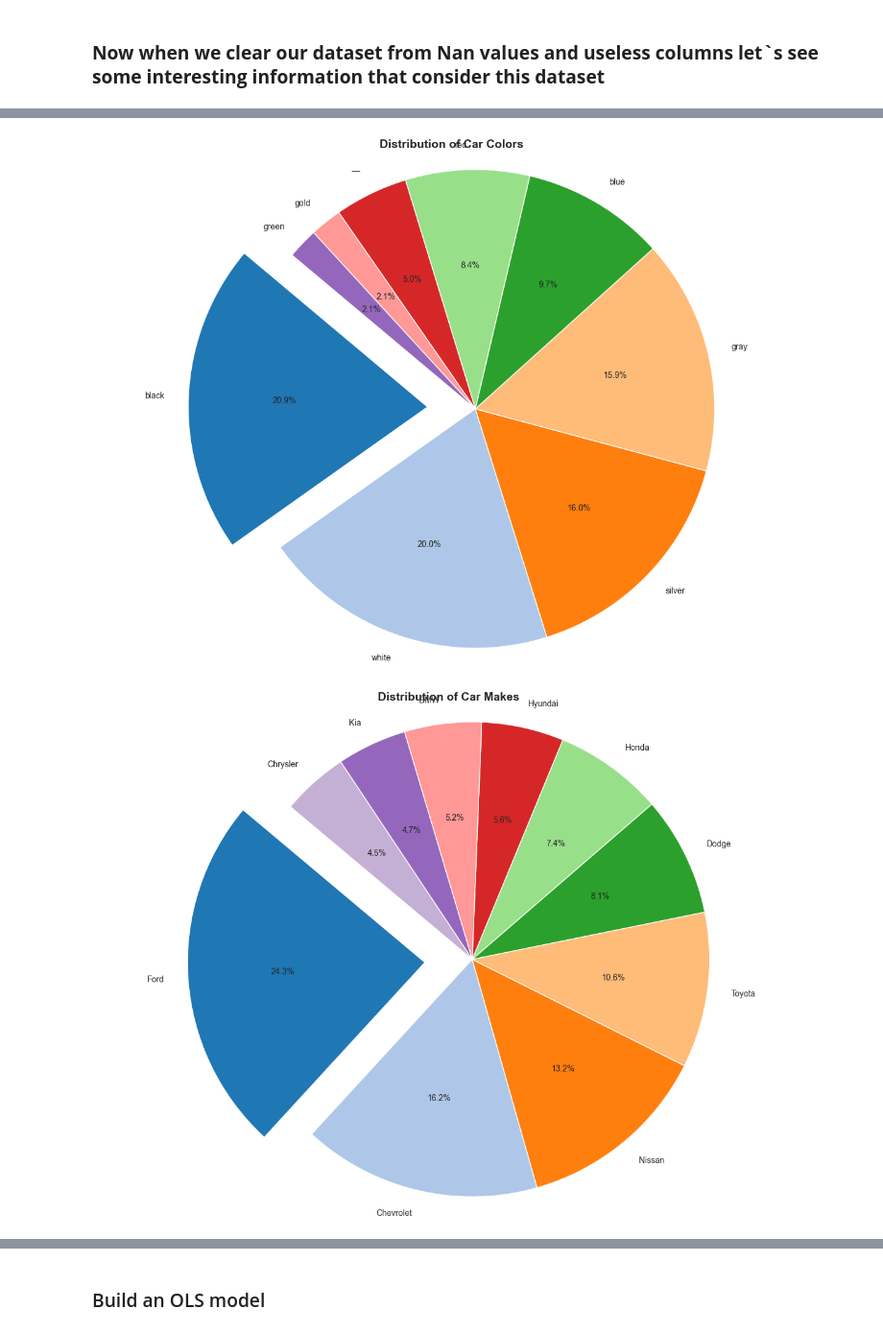
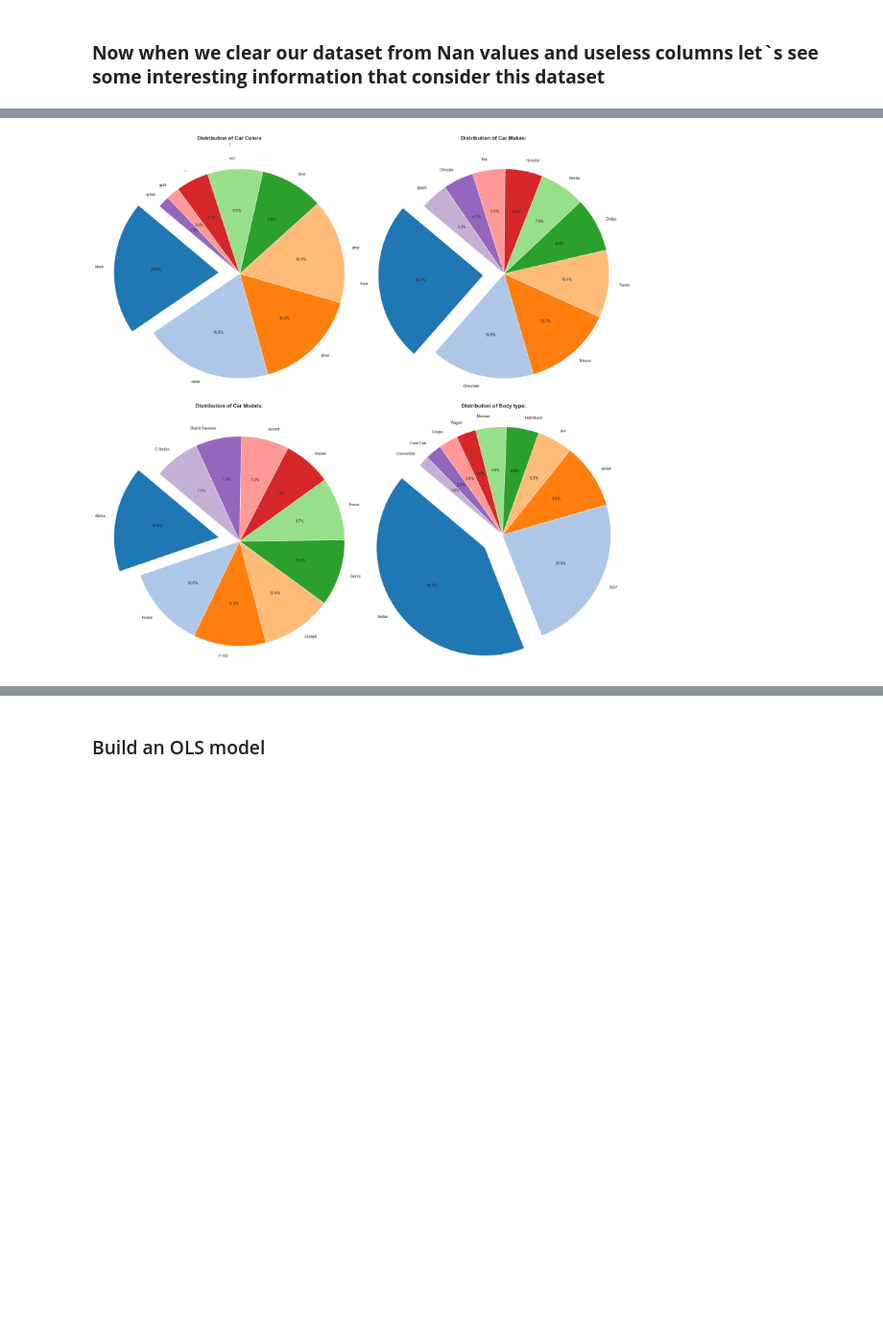
Before and after one commit to PavloKukurik/Car_prices_research, a Jupyter notebook: proj_test.ipynb, the cells around one changed output, grey strips where cells are left out. Shown at 96% size. Cells and saved outputs as stored; diff of their text form; code cells hidden in the pictures; blank space fills up the shorter version.

```diff
--- a/proj_test.ipynb
+++ b/proj_test.ipynb
@@ -171,10 +160,13 @@ mmr             14038
 sellingprice    14118
 dtype: int64
 # %%
-lower_bound, upper_bound = bound_counter(df)[0], bound_counter(df)[1]
-cleaned_df = df.clip(lower=lower_bound, upper=upper_bound, axis=1)
+lower_bound, upper_bound = bound_counter(df)
 
-print(outliers_counter(cleaned_df))
-box_plot(cleaned_df)
+mask = ((df.select_dtypes(include=['float64', 'int64']) >= lower_bound) &
+        (df.select_dtypes(include=['float64', 'int64']) <= upper_bound))
+
+clean_data = df[mask.all(axis=1)]
+print(outliers_counter(clean_data))
+box_plot(clean_data)
 # %% [output]
 Number of outliers for each numerical column:
@@ -188,3 +180,8 @@ dtype: int64
+# %%
+clean_data = clean_data.copy()
+clean_data['saledate'] = pd.to_datetime(clean_data['saledate'], utc=True)
+clean_data['sale_year'] = clean_data['saledate'].dt.year
+clean_data = clean_data[clean_data['sale_year'] == 2015]
 # %% [markdown]
 ### **Now when we clear our dataset from Nan values and useless columns let`s see some interesting information that consider this dataset**
 # %%
@@ -225,30 +219,30 @@ plt.show()
 # %%
 # Let`s see the moat popular color, model and brand
-import matplotlib.pyplot as plt
-
-def plot_pie_chart(column, title, limit=10):
+def plot_pie_chart(column, title, limit=10, ax=None):
     """
-    The func plot pie chart diagram
+    The function plots a pie chart diagram
     :param column: name of column in dataset to plot
     :param title: title of plot
     :param limit: limit of chart
+    :param ax: matplotlib axes to plot on
     :return: plot
     """
-    counts = df[column].value_counts().head(limit)
+    counts = clean_data[column].value_counts().head(limit)
     colors = plt.cm.tab20.colors[:len(counts)]
     explode = (0.2, 0, 0, 0, 0, 0, 0, 0, 0, 0)[:limit]
 
-    plt.figure(figsize=(12, 9))
-    plt.pie(counts, labels=counts.index, autopct='%1.1f%%', startangle=140, colors=colors, explode=explode, wedgeprops=dict(width=1))
-    plt.title(title, fontsize=14, fontweight='bold')
-    plt.axis('equal')
-    plt.tight_layout()
-    plt.show()
+    ax.pie(counts, labels=counts.index, autopct='%1.1f%%', startangle=140, colors=colors, explode=explode, wedgeprops=dict(width=1))
+    ax.set_title(title, fontsize=14, fontweight='bold')
+    ax.axis('equal')
 
-plot_pie_chart('color', 'Distribution of Car Colors', limit=9)
-plot_pie_chart('make', 'Distribution of Car Makes')
-plot_pie_chart('model', 'Distribution of Car Models')
-plot_pie_chart('body', 'Distribution of Body type')
+fig, axs = plt.subplots(2, 2, figsize=(20, 20))
+
+plot_pie_chart('color', 'Distribution of Car Colors\n:', limit=9, ax=axs[0, 0])
+plot_pie_chart('make', 'Distribution of Car Makes:\n', ax=axs[0, 1])
+plot_pie_chart('model', 'Distribution of Car Models:\n', ax=axs[1, 0])
+plot_pie_chart('body', 'Distribution of Body type:\n', ax=axs[1, 1])
+
+plt.tight_layout()
+plt.show()
 # %% [output]
-[figure, old version]
+[figure, new version]
-[figure, removed]
```
Also changed, not shown: parts of 12 cells of this notebook.
